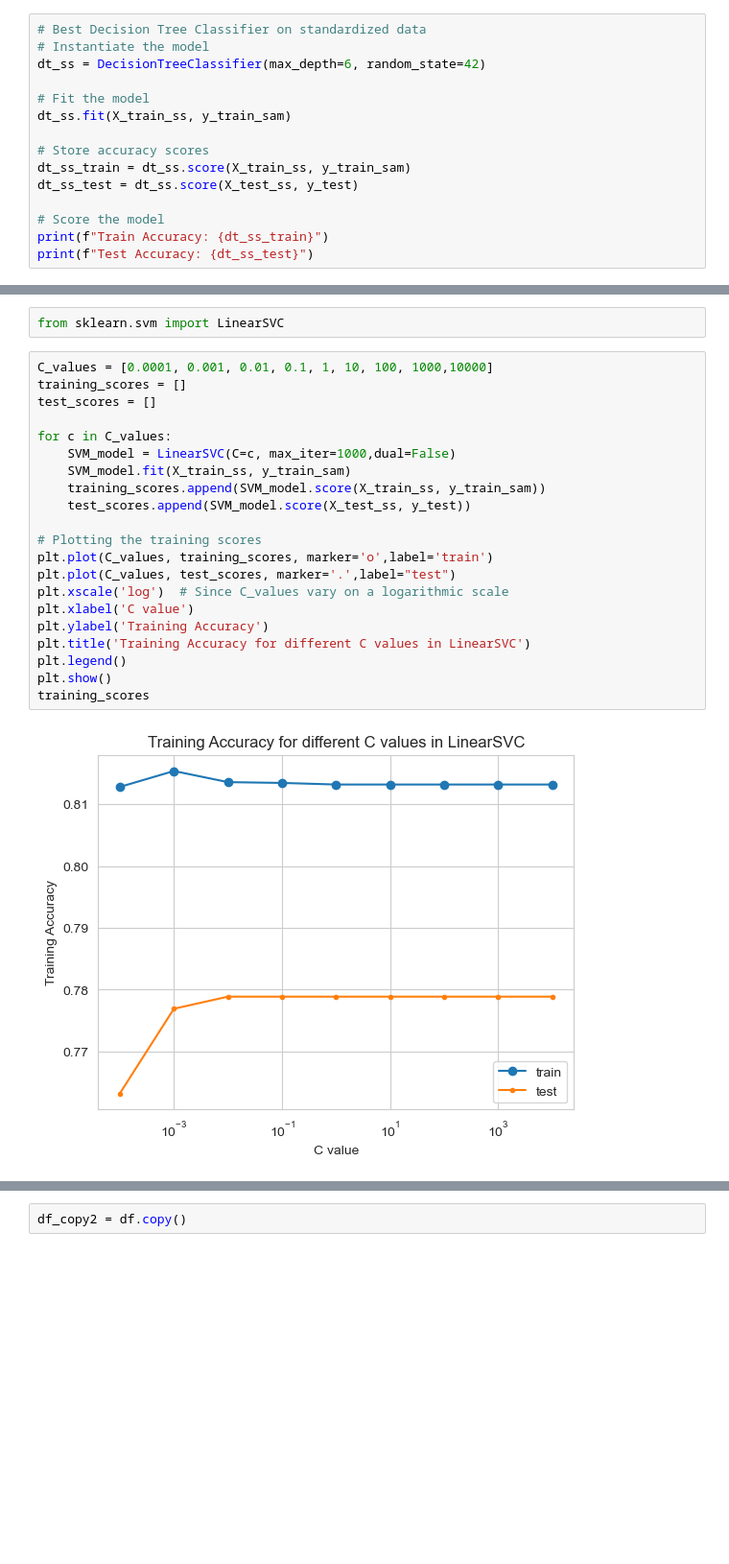
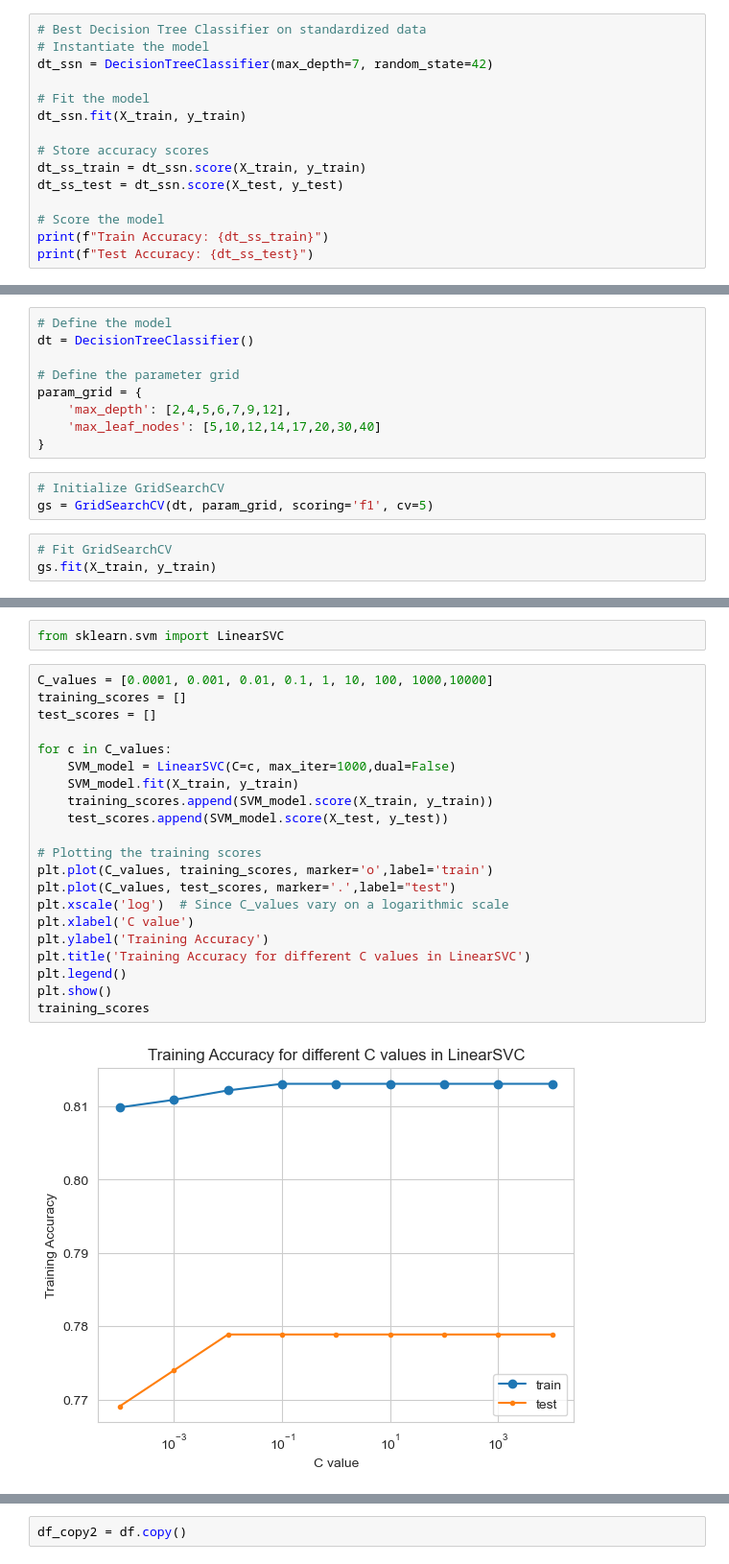
Before and after one commit to MaSOouD69/Capstone-Repo-Bootcamp-Project, a Jupyter notebook: capstone_Masoud_Arefi.ipynb, the cells around one changed output, grey strips where cells are left out. Shown at 96% size. Drawn from its saved outputs; the diff is of its cells as text; blank space fills up the shorter version.

```diff
--- a/capstone_Masoud_Arefi.ipynb
+++ b/capstone_Masoud_Arefi.ipynb
@@ -1703,14 +1654,14 @@ weighted avg       0.94      0.77      0.84      1022
 # %%
 # Best Decision Tree Classifier on standardized data
 # Instantiate the model
-dt_ss = DecisionTreeClassifier(max_depth=6, random_state=42)
+dt_ssn = DecisionTreeClassifier(max_depth=7, random_state=42)
 
 # Fit the model
-dt_ss.fit(X_train_ss, y_train_sam)
+dt_ssn.fit(X_train, y_train)
 
 # Store accuracy scores
-dt_ss_train = dt_ss.score(X_train_ss, y_train_sam)
-dt_ss_test = dt_ss.score(X_test_ss, y_test)
+dt_ss_train = dt_ssn.score(X_train, y_train)
+dt_ss_test = dt_ssn.score(X_test, y_test)
 
 # Score the model
 print(f"Train Accuracy: {dt_ss_train}")
@@ -1763,0 +1719,15 @@ weighted avg       0.93      0.78      0.84      1022
+# %%
+# Define the model
+dt = DecisionTreeClassifier()
+
+# Define the parameter grid
+param_grid = {
+    'max_depth': [2,4,5,6,7,9,12],
+    'max_leaf_nodes': [5,10,12,14,17,20,30,40]
+}
+# %%
+# Initialize GridSearchCV
+gs = GridSearchCV(dt, param_grid, scoring='f1', cv=5)
+# %%
+# Fit GridSearchCV
+gs.fit(X_train, y_train)
@@ -1768,23 +1769,23 @@ from sklearn.svm import LinearSVC
 # %%
 C_values = [0.0001, 0.001, 0.01, 0.1, 1, 10, 100, 1000,10000]
 training_scores = []
 test_scores = []
 
 for c in C_values:
     SVM_model = LinearSVC(C=c, max_iter=1000,dual=False)
-    SVM_model.fit(X_train_ss, y_train_sam)
-    training_scores.append(SVM_model.score(X_train_ss, y_train_sam))
-    test_scores.append(SVM_model.score(X_test_ss, y_test))
+    SVM_model.fit(X_train, y_train)
+    training_scores.append(SVM_model.score(X_train, y_train))
+    test_scores.append(SVM_model.score(X_test, y_test))
 
 # Plotting the training scores
 plt.plot(C_values, training_scores, marker='o',label='train')
 plt.plot(C_values, test_scores, marker='.',label="test")
 plt.xscale('log')  # Since C_values vary on a logarithmic scale
 plt.xlabel('C value')
 plt.ylabel('Training Accuracy')
 plt.title('Training Accuracy for different C values in LinearSVC')
 plt.legend()
 plt.show()
 training_scores
 # %% [output]
-[figure, old version]
+[figure, new version]
```
Also changed, not shown: parts of 102 cells of this notebook.
